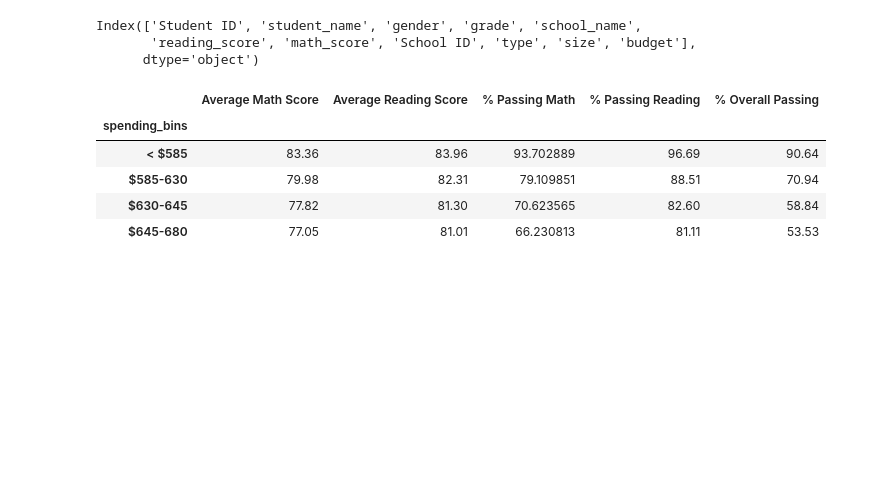
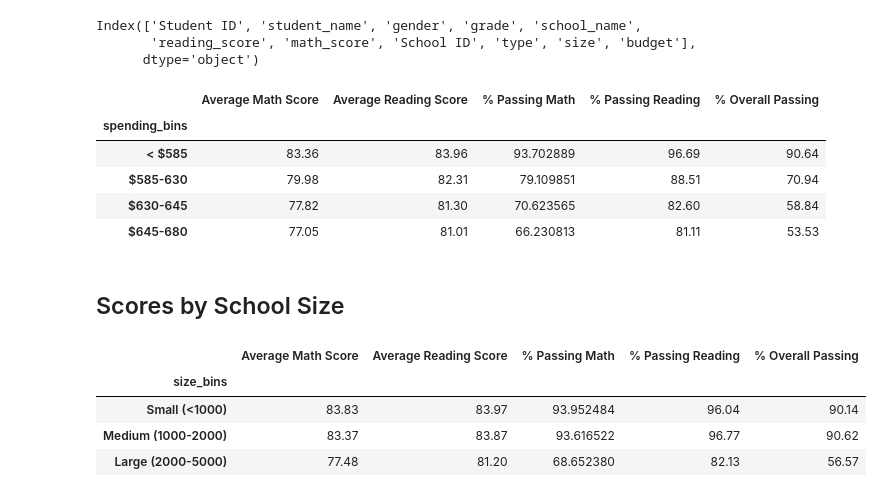
Before and after one commit to jimbleslilley/pandas-challenge, a Jupyter notebook: PyCitySchools/PyCitySchools.ipynb, the cells around one changed output. Saved outputs shown, nothing was run; the diff lists cells and outputs as text; code cells hidden in the pictures; blank space fills up the shorter version.

Commit message:
added schooles by size, again, results differ to sheet

```diff
--- a/PyCitySchools/PyCitySchools.ipynb
+++ b/PyCitySchools/PyCitySchools.ipynb
@@ -304,3 +304,42 @@ scores_by_spend.style.format({"Average Math Score": "{:.2f}",
 | $585-630 | 79.98 | 82.31 | 79.109851 | 88.51 | 70.94 |
 | $630-645 | 77.82 | 81.30 | 70.623565 | 82.60 | 58.84 |
 | $645-680 | 77.05 | 81.01 | 66.230813 | 81.11 | 53.53 |
+# %% [markdown]
+## Scores by School Size
+# %%
+# create bins
+bins = [0, 999, 1999,10000]
+group_names = ["Small (<1000)", "Medium (1000-2000)	", "Large (2000-5000)"]
+school_data_complete["size_bins"] = pd.cut(school_data_complete["size"], bins, labels = group_names)
+
+#group by spending
+group_sizing = school_data_complete.groupby("size_bins")
+
+# perform calculations
+math_avg = group_sizing["math_score"].mean()
+reading_avg = group_sizing["reading_score"].mean()
+math_pass = school_data_complete[school_data_complete["math_score"] >= 70].groupby("size_bins")['Student ID'].count()/group_sizing['Student ID'].count()
+reading_pass = school_data_complete[school_data_complete["reading_score"] >= 70].groupby("size_bins")['Student ID'].count()/group_sizing['Student ID'].count()
+both_pass = school_data_complete[(school_data_complete["reading_score"] >= 70) & (school_data_complete["math_score"] >= 70)].groupby("size_bins")['Student ID'].count()/group_sizing['Student ID'].count()
+
+#create dataframe
+
+scores_by_size = pd.DataFrame({
+    "Average Math Score": math_avg,
+    "Average Reading Score": reading_avg,
+    "% Passing Math": math_pass * 100,
+    "% Passing Reading": reading_pass * 100,
+    "% Overall Passing": both_pass * 100})
+
+scores_by_size.style.format({"Average Math Score": "{:.2f}",
+                              "Average Reading Score": "{:.2f}",
+                              "% Passing Reading": "{:.2f}",
+                              "% Passing Reading":"{:.2f}",
+                              "% Overall Passing": "{:.2f}"
+                             })
+# %% [output]
+|  | Average Math Score | Average Reading Score | % Passing Math | % Passing Reading | % Overall Passing |
+| size_bins |  |  |  |  |  |
+| Small (<1000) | 83.83 | 83.97 | 93.952484 | 96.04 | 90.14 |
+| Medium (1000-2000) | 83.37 | 83.87 | 93.616522 | 96.77 | 90.62 |
+| Large (2000-5000) | 77.48 | 81.20 | 68.652380 | 82.13 | 56.57 |
```
